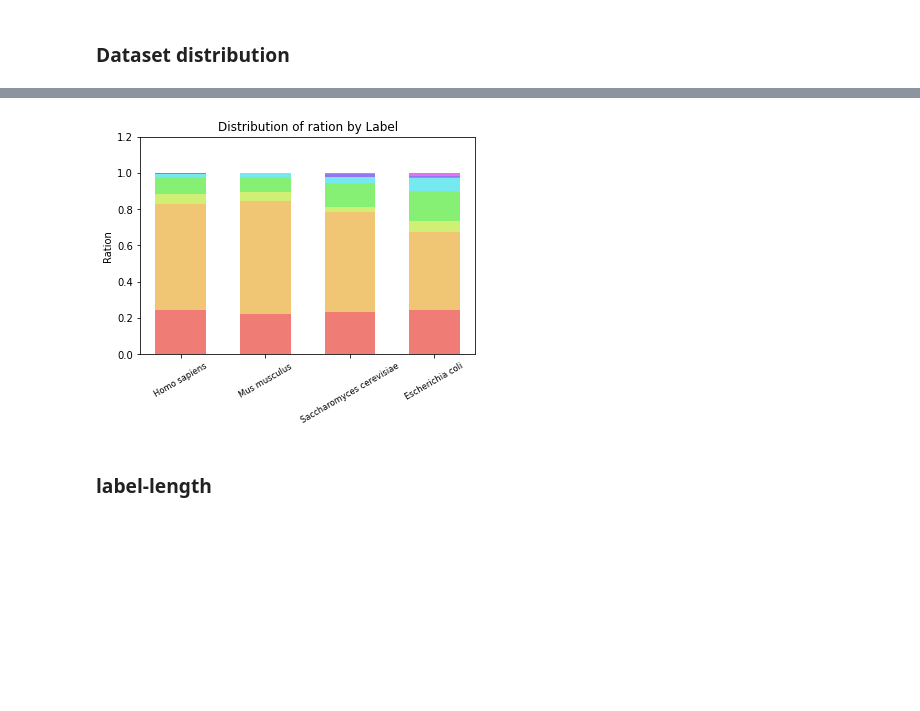
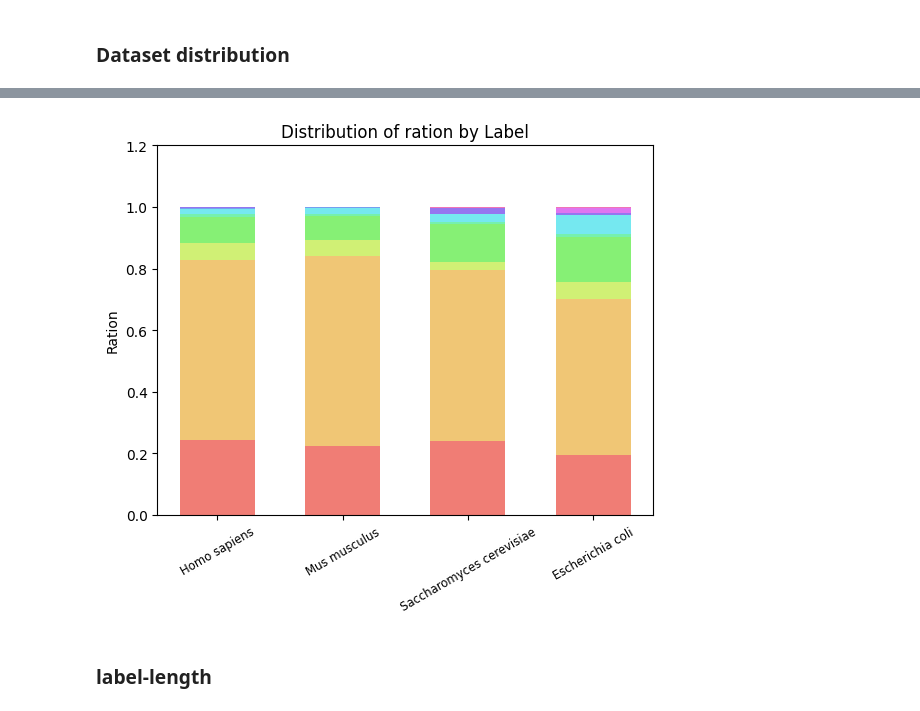
Before and after one commit to tibbdc/DeepSub, a Jupyter notebook: 01_GetData.ipynb, the cells around one changed output, grey strips where cells are left out. Saved outputs shown, nothing was run; the diff lists cells and outputs as text; code cells hidden in the pictures; blank space fills up the shorter version.

```diff
--- a/01_GetData.ipynb
+++ b/01_GetData.ipynb
@@ -62,7 +65,7 @@ get_dataset_distribution(dataset_outfile, subunit_num_distribution_png)
 # %%
-get_distribution_among_species(dataset_outfile,organsim_file,distribution_among_species_png)
+get_distribution_among_species(uniprot_data,distribution_among_species_png)
 # %% [output]
-[figure, old version]
+[figure, new version]
 # %% [markdown]
 ### label-length
 # %%
```
Also changed, not shown: parts of 5 cells of this notebook, 1 other file.
